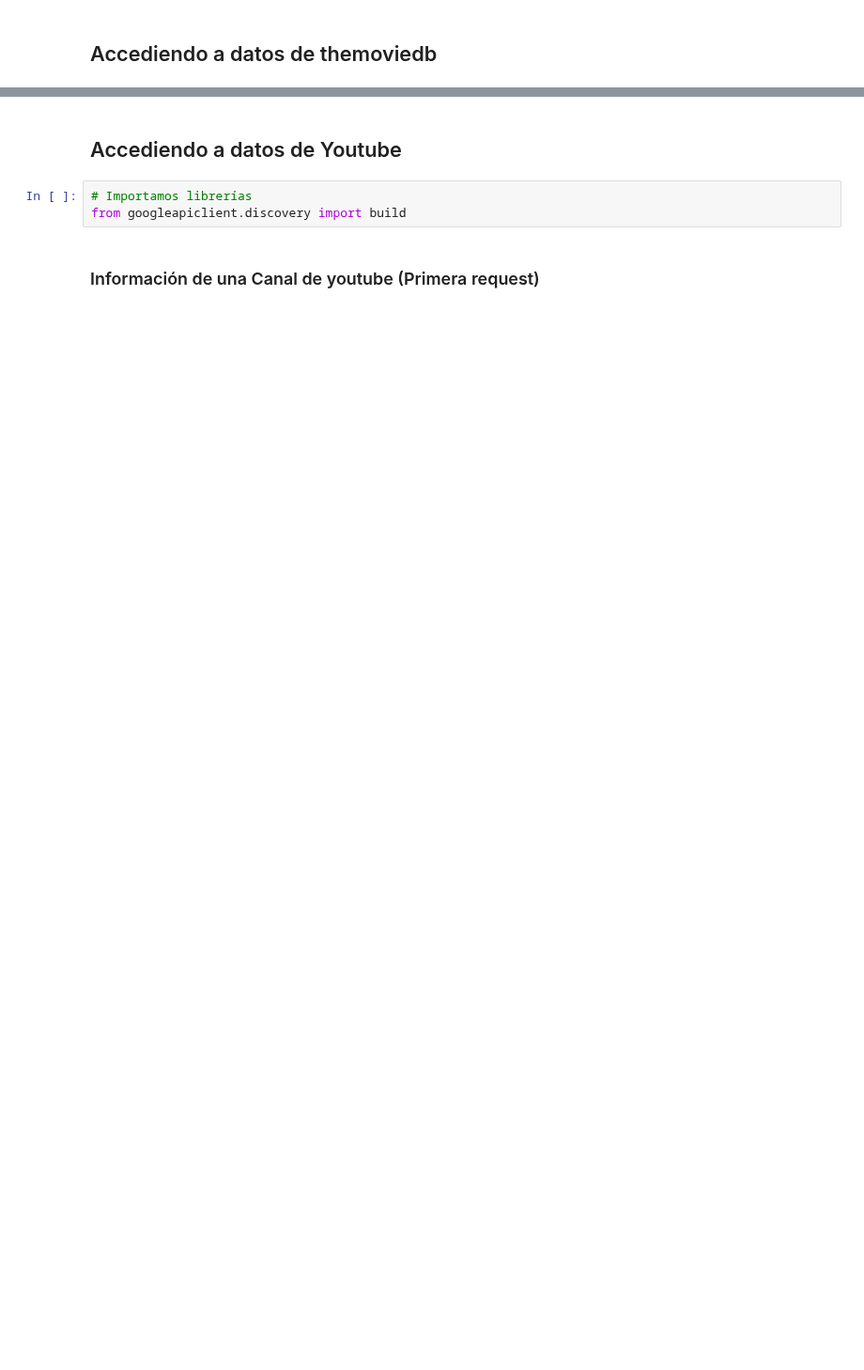
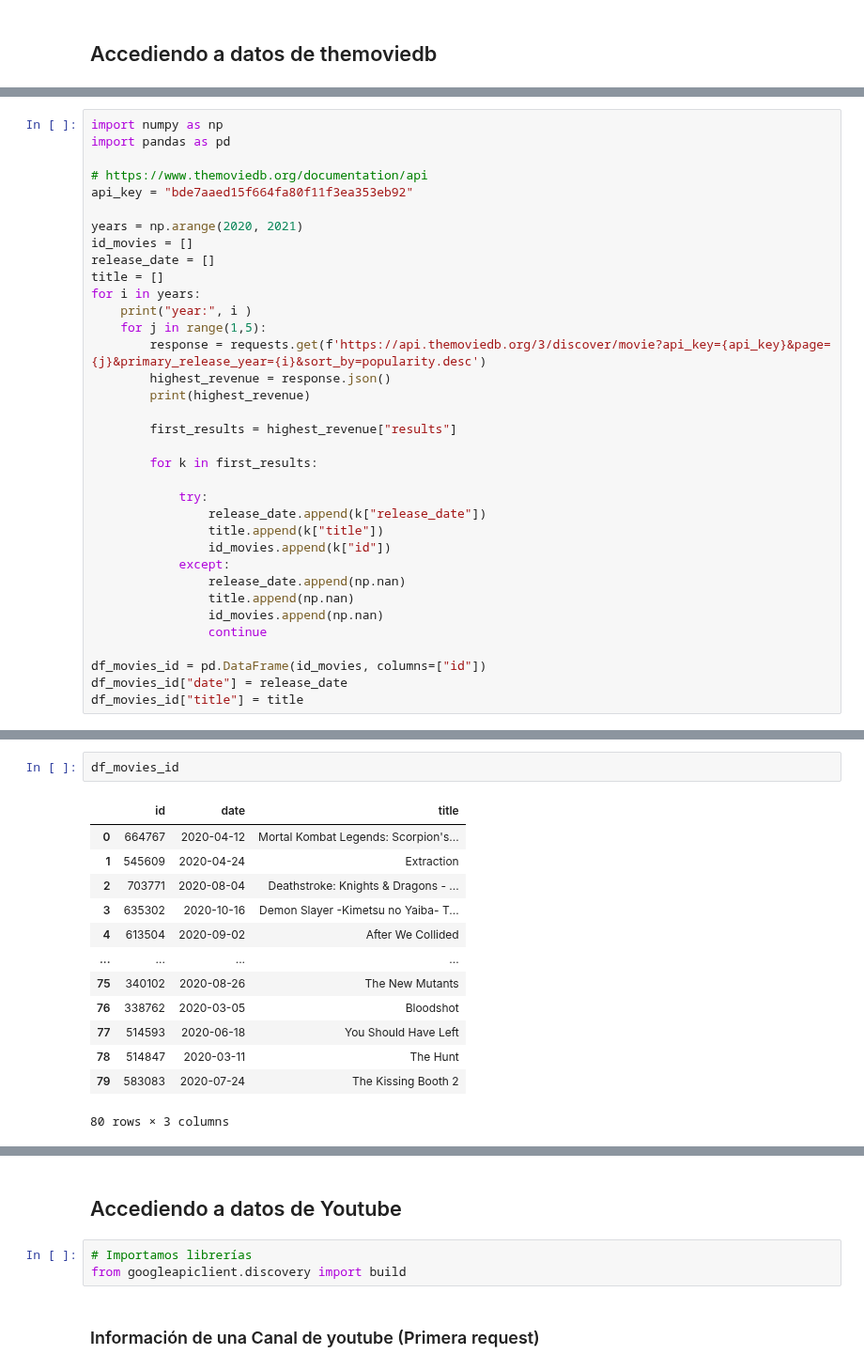
Before and after one commit to nichoces/dsft-jun23, a Jupyter notebook: 2_Data_analysis/5-APIs/APIs/Teoría/Web data.ipynb, the cells around one changed output, grey strips where cells are left out. Shown at 94% size. Cells and saved outputs as stored; diff of their text form; blank space fills up the shorter version.

```diff
--- a/2_Data_analysis/5-APIs/APIs/Teoría/Web data.ipynb
+++ b/2_Data_analysis/5-APIs/APIs/Teoría/Web data.ipynb
@@ -321,0 +483,35 @@ year: 2022
+# %%
+import numpy as np
+import pandas as pd
+
+# https://www.themoviedb.org/documentation/api
+api_key = "bde7aaed15f664fa80f11f3ea353eb92"
+
+years = np.arange(2020, 2021)
+id_movies = []
+release_date = []
+title = []
+for i in years:
+    print("year:", i )
+    for j in range(1,5):
+        response = requests.get(f'https://api.themoviedb.org/3/discover/movie?api_key={api_key}&page={j}&primary_release_year={i}&sort_by=popularity.desc')
+        highest_revenue = response.json()
+        print(highest_revenue)
+
+        first_results = highest_revenue["results"]
+
+        for k in first_results:
+
+            try:
+                release_date.append(k["release_date"])
+                title.append(k["title"])
+                id_movies.append(k["id"])
+            except:
+                release_date.append(np.nan)
+                title.append(np.nan)
+                id_movies.append(np.nan)
+                continue
+
+df_movies_id = pd.DataFrame(id_movies, columns=["id"])
+df_movies_id["date"] = release_date
+df_movies_id["title"] = title
@@ -321,0 +524,16 @@ year: 2022
+# %%
+df_movies_id
+# %% [output]
+|  | id | date | title |
+| 0 | 664767 | 2020-04-12 | Mortal Kombat Legends: Scorpion's... |
+| 1 | 545609 | 2020-04-24 | Extraction |
+| 2 | 703771 | 2020-08-04 | Deathstroke: Knights & Dragons - ... |
+| 3 | 635302 | 2020-10-16 | Demon Slayer -Kimetsu no Yaiba- T... |
+| 4 | 613504 | 2020-09-02 | After We Collided |
+| ... | ... | ... | ... |
+| 75 | 340102 | 2020-08-26 | The New Mutants |
+| 76 | 338762 | 2020-03-05 | Bloodshot |
+| 77 | 514593 | 2020-06-18 | You Should Have Left |
+| 78 | 514847 | 2020-03-11 | The Hunt |
+| 79 | 583083 | 2020-07-24 | The Kissing Booth 2 |
+80 rows × 3 columns
```
Also changed, not shown: parts of 78 cells of this notebook, 2 other files.
